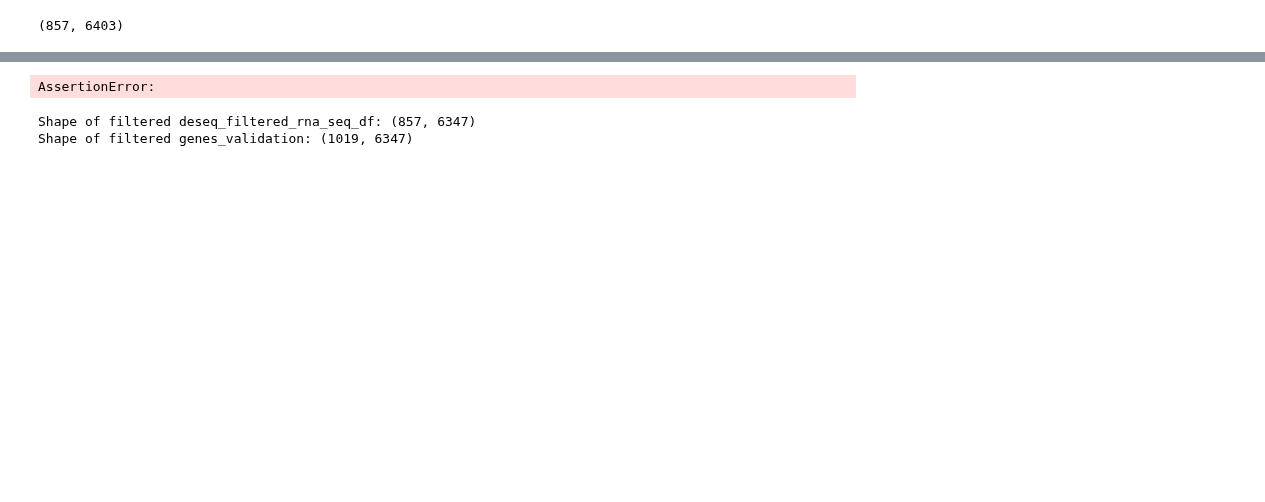
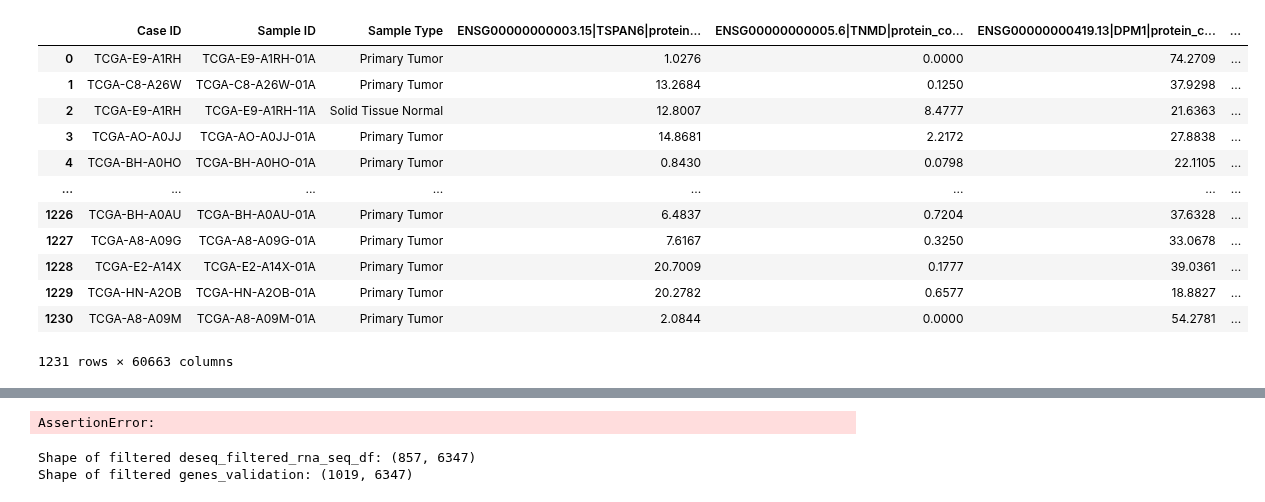
Before and after one commit to l1joseph/Multiscale_HRD_Classifier, a Jupyter notebook: prelim_analysis/BRCAness_model.ipynb, the cells around one changed output, grey strips where cells are left out. Saved outputs shown, nothing was run; the diff lists cells and outputs as text; code cells hidden in the pictures; blank space fills up the shorter version.

```diff
--- a/prelim_analysis/BRCAness_model.ipynb
+++ b/prelim_analysis/BRCAness_model.ipynb
@@ -19,17 +21,11 @@ from sklearn.linear_model import LinearRegression
 #md = pd.read_csv('/Users/leojo/Developer/alexandrov_sd_proj/Multiscale_HRD_Classifier/prelim_analysis/data/soft_label.tsv', sep='\t', index_col=0)
 # import data
 brca_df = pd.read_csv('../data/softlabels_per_Subtype.csv', sep=',', index_col=0)
-rnaseq_df_init = pd.read_csv('../data/Deconvo2.csv', sep=',', index_col=0)
-rnaseq_df_reset = rnaseq_df_init.reset_index()
-rnaseq_df = rnaseq_df_reset.rename(columns = {"index": "Case ID"})
-rnaseq_df['Case ID'] = rnaseq_df['Case ID'].str.split('-').str[:3].str.join('-')
-rnaseq_df['Sample ID'] = rnaseq_df['Case ID'].str.split('-').str[:4].str.join('-')
-
-map = {}
-og_rna_df = pd.read_csv('../data/tcga.brca.rnaseq.unstranded.fpkm.counts.matrix.txt')
-for i, v in enumerate(og_rna_df.columns):
-    if i > 2:
-        map[v.split('|')[0]] =v.split('|')[1]
+rnaseq_df_init = pd.read_csv('../data/tcga.brca.rnaseq.unstranded.fpkm.counts.matrix.txt', sep='\t', index_col=0)
+# rnaseq_df_reset = rnaseq_df_init.reset_index()
+# rnaseq_df = rnaseq_df_reset.rename(columns = {"index": "Case ID"})
+# rnaseq_df['Case ID'] = rnaseq_df['Case ID'].str.split('-').str[:3].str.join('-')
+# rnaseq_df['Sample ID'] = rnaseq_df['Case ID'].str.split('-').str[:4].str.join('-')
 
 
 # Drop rows where event.BRCA1 is '1'
@@ -96,6 +92,7 @@ print(brca_df_common.shape)
 brca_df_common.head()
 print(rnaseq_df_common.shape)
 rnaseq_df_common.head()
+
 # filter to top 2 percent of differentially expressed genes
 deseq_results=pd.read_csv('../data/basic_deseq_HRD_contrast.csv', index_col=0)
 #deseq_results = deseq_results_init.loc[['BRCA1', 'BRCA2', 'PALB2', 'RAD51C', 'PARP1', 'PARP2', 'PARP3']]
@@ -130,16 +127,16 @@ metadata = pcg_rnaseq_df_filtered[columns_to_keep]
 gene_means = gene_expression.mean(axis=0)
 
 # Calculate number of genes to keep (top 2%)
-n_genes_to_keep = 400
+n_genes_to_keep = 200
 
 # Get the column names (genes) with highest mean expression
 top_genes = gene_means.nlargest(n_genes_to_keep).index
 
 # Create final dataframe with metadata and top genes
-pcg_400_with_metadata = pd.concat([metadata, pcg_rnaseq_df_filtered[top_genes]], axis=1)
+pcg_200_with_metadata = pd.concat([metadata, pcg_rnaseq_df_filtered[top_genes]], axis=1)
 
 # Create final dataframe with only top genes
-pcg_400 = pcg_rnaseq_df_filtered[top_genes]
+pcg_200 = pcg_rnaseq_df_filtered[top_genes]
 
 # Print information about the filtering
 print("Original number of protein coding genes:", len(protein_coding_cols))
@@ -147,8 +144,8 @@ print("Number of top genes kept (2%):", n_genes_to_keep)
 print("\nDataframe shapes:")
 print("Original:", rnaseq_df.shape)
 print("After protein coding filter:", pcg_rnaseq_df_filtered.shape)
-print("Final (with top 2% genes) with metadata:", pcg_400_with_metadata.shape)
-print("Final (with top 2% genes):", pcg_400.shape)
+print("Final (with top 2% genes) with metadata:", pcg_200_with_metadata.shape)
+print("Final (with top 2% genes):", pcg_200.shape)
 
 
 
@@ -157,7 +154,7 @@ print("\nMean expression summary for top genes:")
 print(gene_means[top_genes].describe())
 
 # Save results to new dataframe
-rnaseq_df_top_genes = pcg_400
+rnaseq_df_top_genes = pcg_200
 
 # Optional: verify that our key columns are still present
 print("\nChecking if key columns are present:")
@@ -210,10 +196,22 @@ Sample ID present: False
 (857, 0)
 (857, 6403)
 (857, 40)
-# %%
-deseq_filtered_rna_seq_df.shape
-# %% [output]
-(857, 6403)
+# %%
+rnaseq_df_init
+# %% [output]
+|  | Case ID | Sample ID | Sample Type | ENSG00000000003.15|TSPAN6|protein... | ENSG00000000005.6|TNMD|protein_co... | ENSG00000000419.13|DPM1|protein_c... | ... |
+| 0 | TCGA-E9-A1RH | TCGA-E9-A1RH-01A | Primary Tumor | 1.0276 | 0.0000 | 74.2709 | ... |
+| 1 | TCGA-C8-A26W | TCGA-C8-A26W-01A | Primary Tumor | 13.2684 | 0.1250 | 37.9298 | ... |
+| 2 | TCGA-E9-A1RH | TCGA-E9-A1RH-11A | Solid Tissue Normal | 12.8007 | 8.4777 | 21.6363 | ... |
+| 3 | TCGA-AO-A0JJ | TCGA-AO-A0JJ-01A | Primary Tumor | 14.8681 | 2.2172 | 27.8838 | ... |
+| 4 | TCGA-BH-A0HO | TCGA-BH-A0HO-01A | Primary Tumor | 0.8430 | 0.0798 | 22.1105 | ... |
+| ... | ... | ... | ... | ... | ... | ... | ... |
+| 1226 | TCGA-BH-A0AU | TCGA-BH-A0AU-01A | Primary Tumor | 6.4837 | 0.7204 | 37.6328 | ... |
+| 1227 | TCGA-A8-A09G | TCGA-A8-A09G-01A | Primary Tumor | 7.6167 | 0.3250 | 33.0678 | ... |
+| 1228 | TCGA-E2-A14X | TCGA-E2-A14X-01A | Primary Tumor | 20.7009 | 0.1777 | 39.0361 | ... |
+| 1229 | TCGA-HN-A2OB | TCGA-HN-A2OB-01A | Primary Tumor | 20.2782 | 0.6577 | 18.8827 | ... |
+| 1230 | TCGA-A8-A09M | TCGA-A8-A09M-01A | Primary Tumor | 2.0844 | 0.0000 | 54.2781 | ... |
+1231 rows × 60663 columns
 # %%
 genes_validation = pd.read_csv('../data/validation/CCLE_RNAseq_genes_counts_20180929.gct', sep="\t", skiprows=2)
 # Drop the 'Ensembl IDs' column
```
Also changed, not shown: parts of 38 cells of this notebook, 4 other files.
